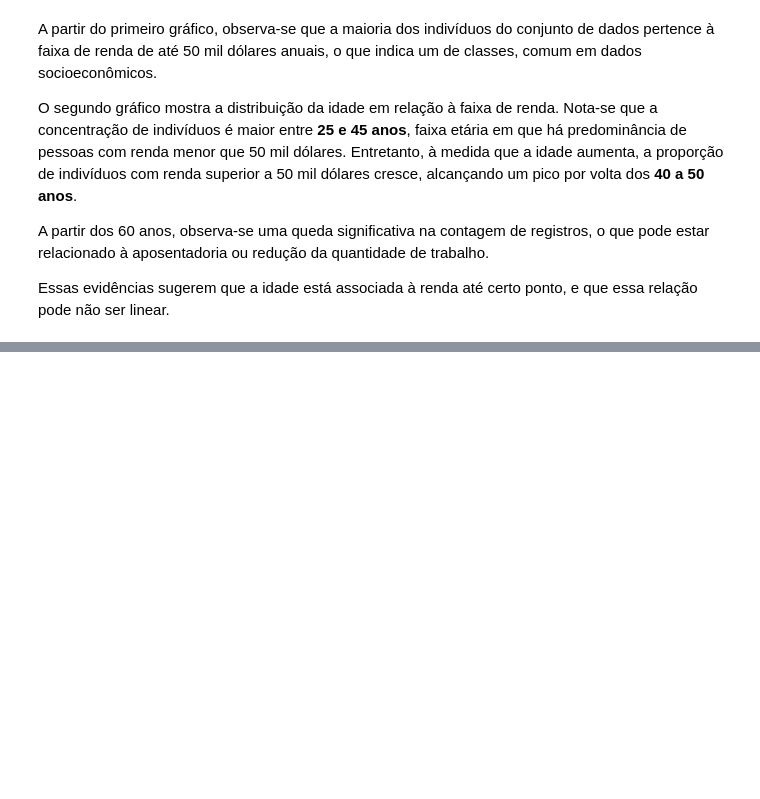
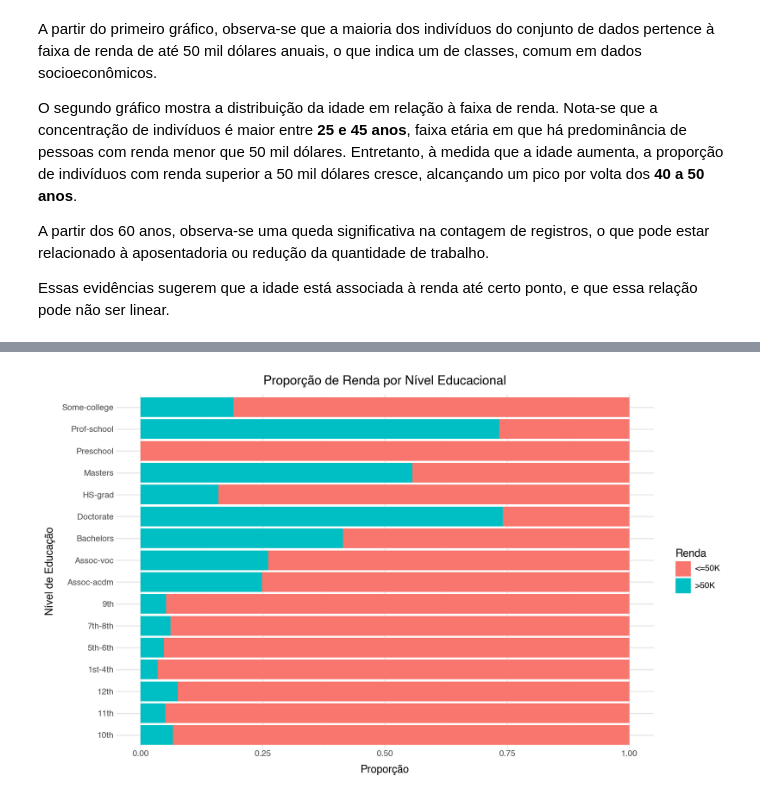
Before and after one commit to vivsoliveira/Adult-Census-Income, a Jupyter notebook: main.ipynb, the cells around one changed output, grey strips where cells are left out. Saved outputs shown, nothing was run; the diff lists cells and outputs as text; code cells hidden in the pictures; blank space fills up the shorter version.

```diff
--- a/main.ipynb
+++ b/main.ipynb
@@ -190,0 +217,13 @@ Essas evidências sugerem que a idade está associada à renda até certo ponto,
+# %%
+# Gráfico de barras empilhadas mostrando a proporção de renda por educação
+(ggplot(df, aes(x='education', fill='income')) +
+ geom_bar(position='fill') +
+ coord_flip() +
+ labs(title='Proporção de Renda por Nível Educacional',
+      x='Nível de Educação',
+      y='Proporção',
+      fill='Renda') +
+ theme_minimal() +
+ theme(figure_size=(10, 6)))
+# %% [output]
+[figure, added]
```
Also changed, not shown: parts of 22 cells of this notebook, 2 other files.
